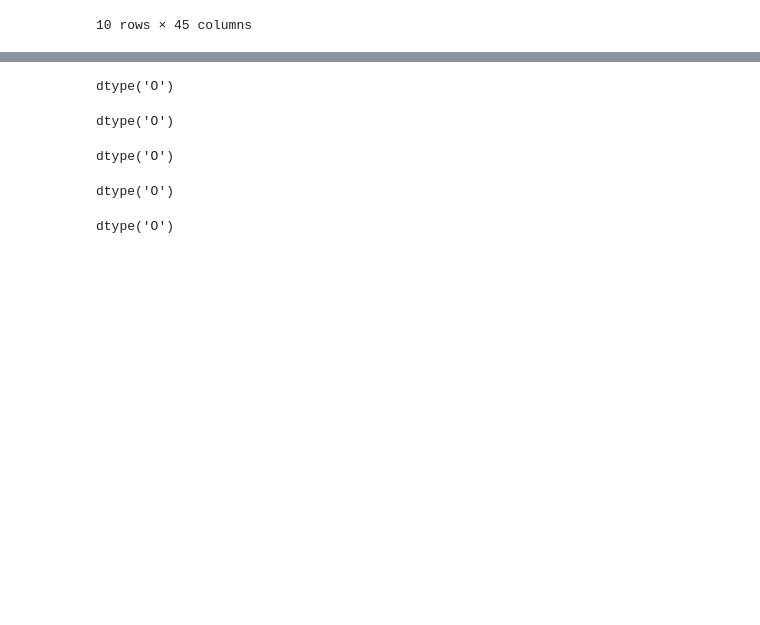
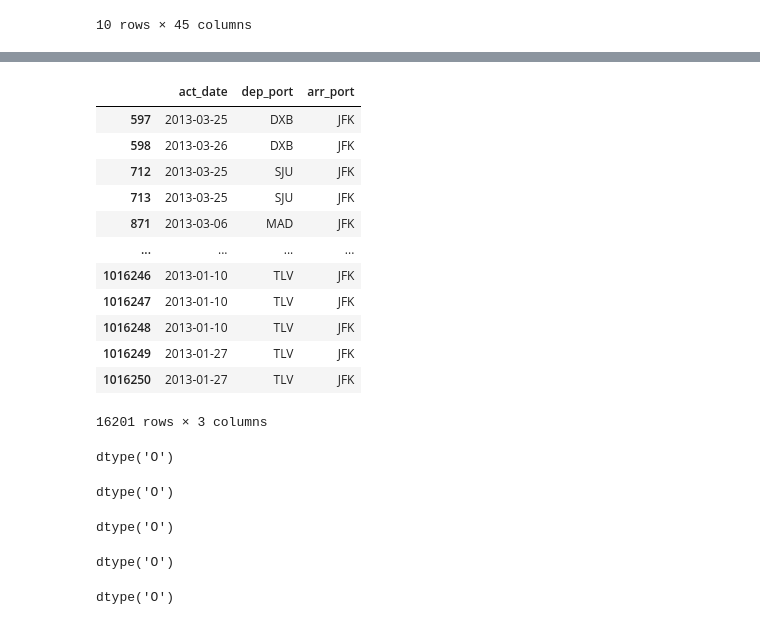
Before and after one commit to Laurajmoreno/DS_Challenge, a Jupyter notebook: Exercise 4 - Searches with bookings match.ipynb, the cells around one changed output, grey strips where cells are left out. Drawn from its saved outputs; the diff is of its cells as text; code cells hidden in the pictures; blank space fills up the shorter version.

```diff
--- a/Exercise 4 - Searches with bookings match.ipynb
+++ b/Exercise 4 - Searches with bookings match.ipynb
@@ -288,3 +304,19 @@ searches.sample(500)
+# %%
+bookings [ bookings['arr_port'] == 'JFK' ]
+# %% [output]
+|  | act_date | dep_port | arr_port |
+| 597 | 2013-03-25 | DXB | JFK |
+| 598 | 2013-03-26 | DXB | JFK |
+| 712 | 2013-03-25 | SJU | JFK |
+| 713 | 2013-03-25 | SJU | JFK |
+| 871 | 2013-03-06 | MAD | JFK |
+| ... | ... | ... | ... |
+| 1016246 | 2013-01-10 | TLV | JFK |
+| 1016247 | 2013-01-10 | TLV | JFK |
+| 1016248 | 2013-01-10 | TLV | JFK |
+| 1016249 | 2013-01-27 | TLV | JFK |
+| 1016250 | 2013-01-27 | TLV | JFK |
+16201 rows × 3 columns
 # %%
 searches['Date'].dtype
 # %% [output]
```
Also changed, not shown: parts of 16 cells of this notebook.
